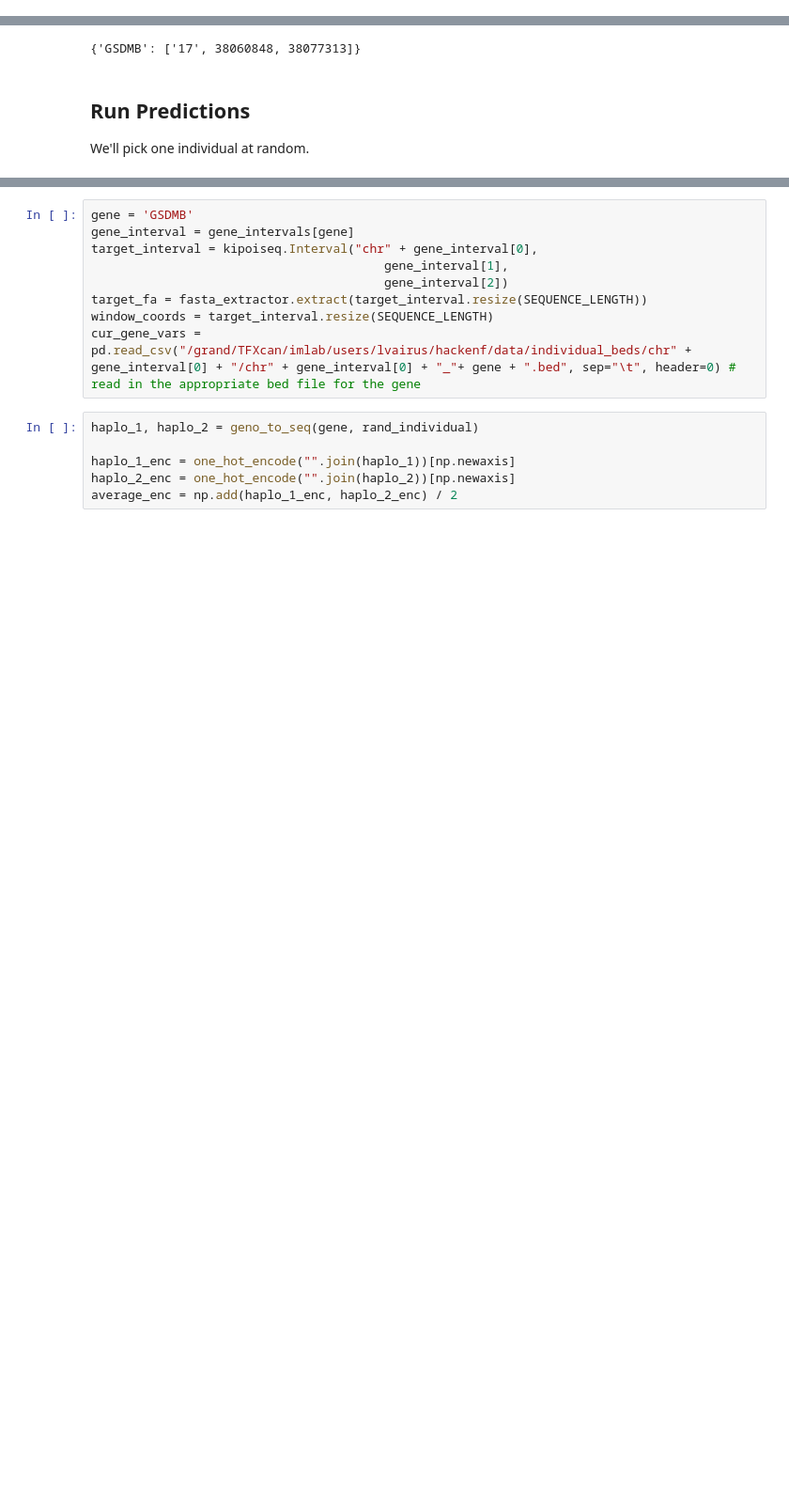
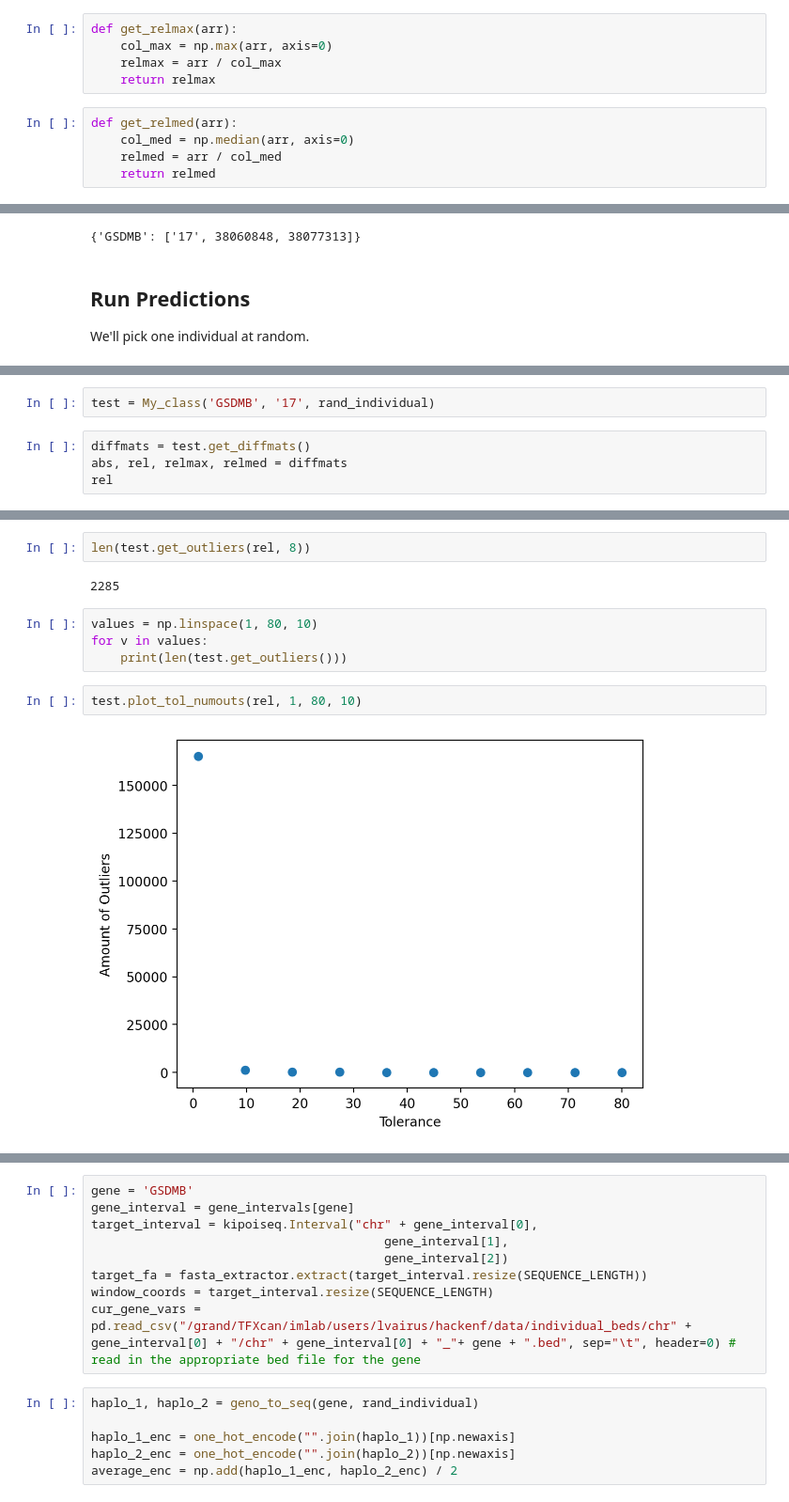
Before and after one commit to lvairus/deep-learning-summer-2023, a Jupyter notebook: posts/2023-07-14-compare-avgs/Compare_averages.ipynb, the cells around one changed output, grey strips where cells are left out. Shown at 94% size. Cells and saved outputs as stored; diff of their text form; blank space fills up the shorter version.

```diff
--- a/posts/2023-07-14-compare-avgs/Compare_averages.ipynb
+++ b/posts/2023-07-14-compare-avgs/Compare_averages.ipynb
@@ -523,0 +502,10 @@ def print_comparisons(pre_average, post_average, tolerance):
+# %%
+def get_relmax(arr):
+    col_max = np.max(arr, axis=0)
+    relmax = arr / col_max
+    return relmax
+# %%
+def get_relmed(arr):
+    col_med = np.median(arr, axis=0)
+    relmed = arr / col_med
+    return relmed
@@ -577,0 +747,6 @@ rand_individual = 'NA12413'
+# %%
+test = My_class('GSDMB', '17', rand_individual)
+# %%
+diffmats = test.get_diffmats()
+abs, rel, relmax, relmed = diffmats
+rel
@@ -577,0 +806,12 @@ rand_individual = 'NA12413'
+# %%
+len(test.get_outliers(rel, 8))
+# %% [output]
+2285
+# %%
+values = np.linspace(1, 80, 10)
+for v in values:
+    print(len(test.get_outliers()))
+# %%
+test.plot_tol_numouts(rel, 1, 80, 10)
+# %% [output]
+[figure, added]
```
Also changed, not shown: parts of 25 cells of this notebook, 1 other file.
